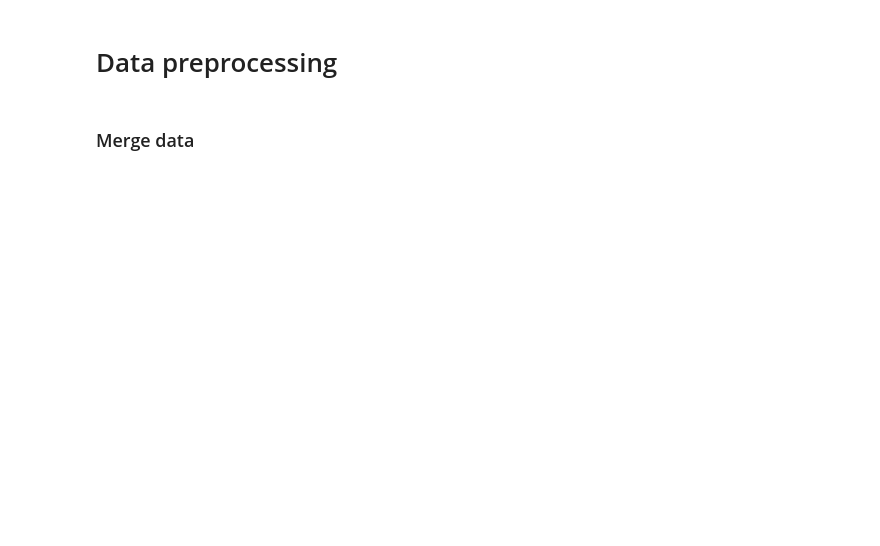
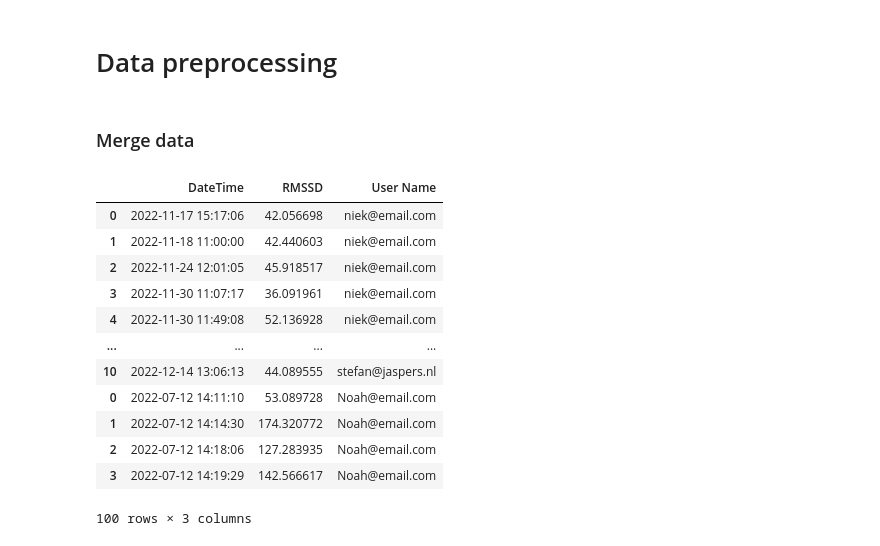
Before and after one commit to AvansETI/SmartGridAI, a Jupyter notebook: B4B Human Well-being using HRV/b4b-comfort-model/Notebook.ipynb, the cells around one changed output. Drawn from its saved outputs; the diff is of its cells as text; code cells hidden in the pictures; blank space fills up the shorter version.

```diff
--- a/B4B Human Well-being using HRV/b4b-comfort-model/Notebook.ipynb
+++ b/B4B Human Well-being using HRV/b4b-comfort-model/Notebook.ipynb
@@ -207,4 +273,22 @@ dfself['Timestamp'] = datetime[1]
 dfself['DateTime'] = pd.to_datetime(dfself['Timestamp'])
 # %% [markdown]
 ### Merge data
+# %%
+## Merge different hrv dataframes
+dfHRV = pd.concat([dfHRVNiek, dfHRVJob, dfHRVStefan, dfHRVNoah], axis=0)
+dfHRV.head(n=100)
+# %% [output]
+|  | DateTime | RMSSD | User Name |
+| 0 | 2022-11-17 15:17:06 | 42.056698 | niek@email.com |
+| 1 | 2022-11-18 11:00:00 | 42.440603 | niek@email.com |
+| 2 | 2022-11-24 12:01:05 | 45.918517 | niek@email.com |
+| 3 | 2022-11-30 11:07:17 | 36.091961 | niek@email.com |
+| 4 | 2022-11-30 11:49:08 | 52.136928 | niek@email.com |
+| ... | ... | ... | ... |
+| 10 | 2022-12-14 13:06:13 | 44.089555 | stefan@jaspers.nl |
+| 0 | 2022-07-12 14:11:10 | 53.089728 | Noah@email.com |
+| 1 | 2022-07-12 14:14:30 | 174.320772 | Noah@email.com |
+| 2 | 2022-07-12 14:18:06 | 127.283935 | Noah@email.com |
+| 3 | 2022-07-12 14:19:29 | 142.566617 | Noah@email.com |
+100 rows × 3 columns
 # %%
```
Also changed, not shown: parts of 35 cells of this notebook, 37 other files.
